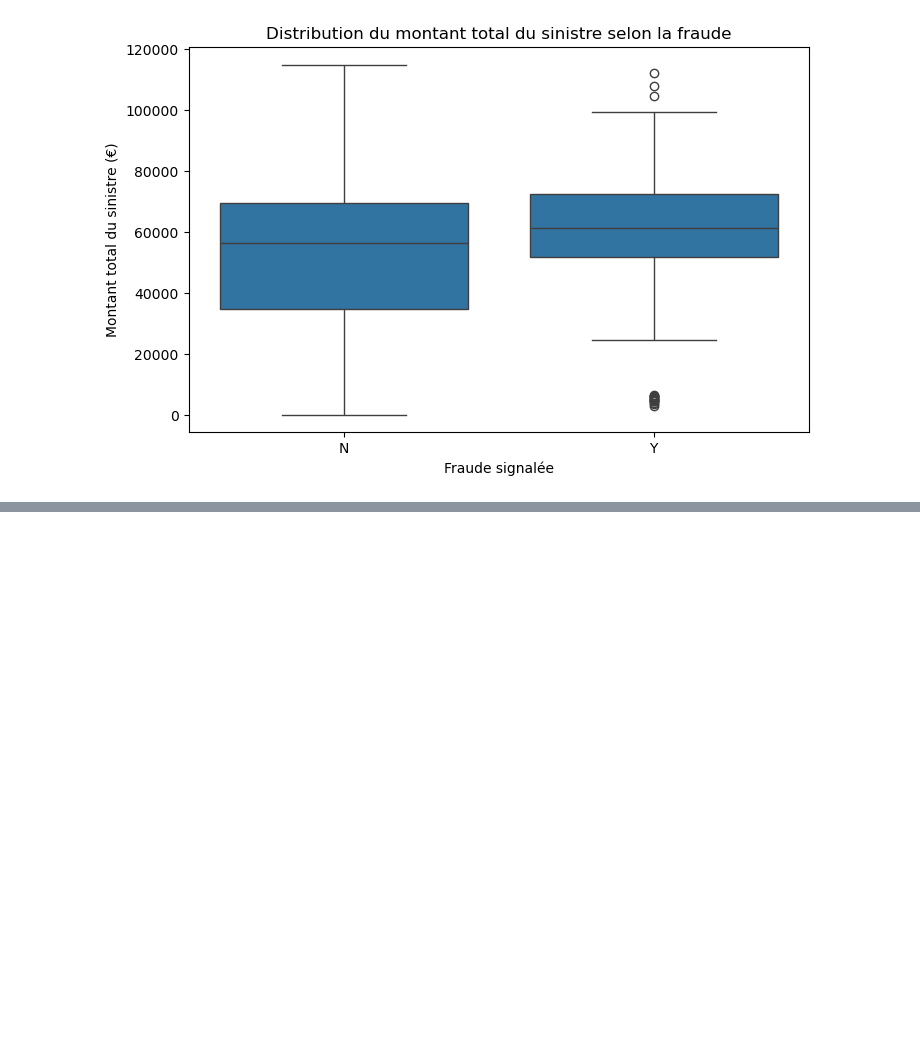
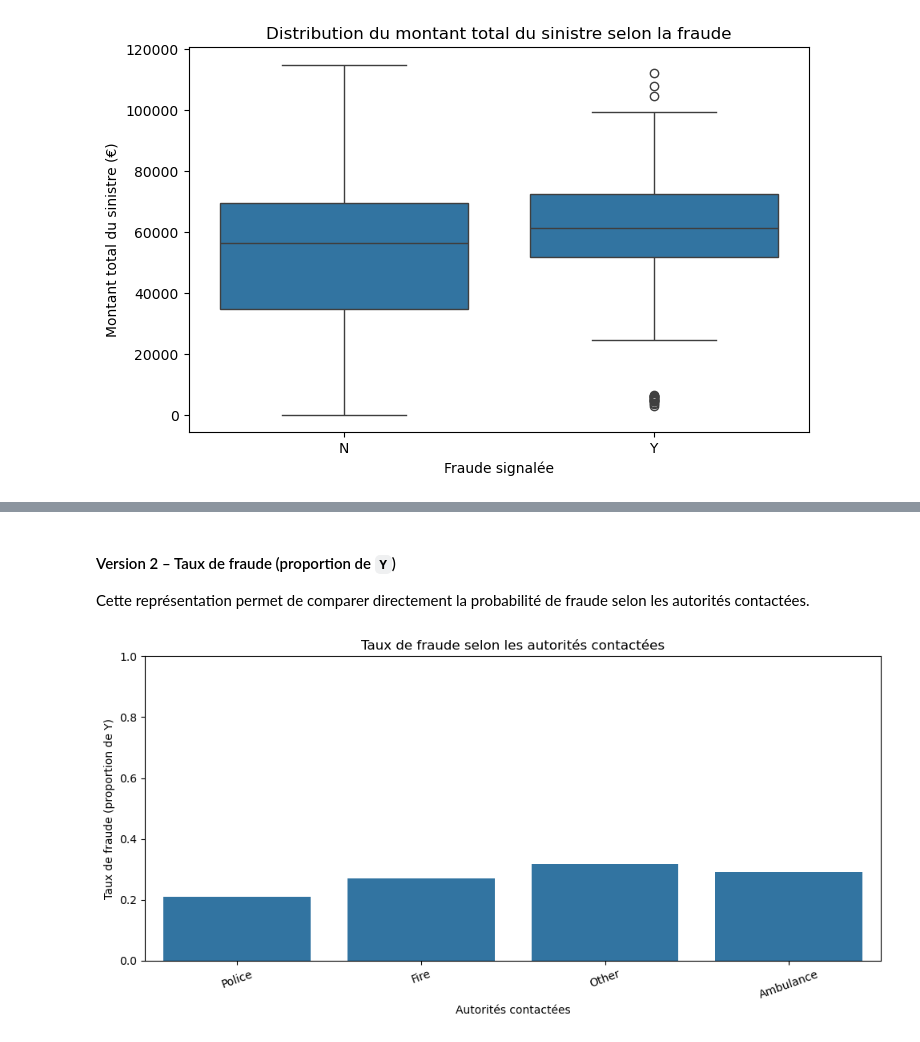
Before and after one commit to DataScientest-Studio/sep25cds_predisinistre, a Jupyter notebook: notebooks/01_EDA.ipynb, the cells around one changed output, grey strips where cells are left out. Cells and saved outputs as stored; diff of their text form; code cells hidden in the pictures; blank space fills up the shorter version.

```diff
--- a/notebooks/01_EDA.ipynb
+++ b/notebooks/01_EDA.ipynb
@@ -426,0 +613,25 @@ Cela justifie l’exploration de variables complémentaires liées à la gravit
+# %% [markdown]
+#### Version 2 – Taux de fraude (proportion de `Y`)
+
+Cette représentation permet de comparer directement la probabilité de fraude selon les autorités contactées.
+# %%
+fraud_rate_auth = (
+    df_auth.assign(fraud_bin=(df_auth["fraud_reported"] == "Y").astype(int))
+           .groupby("authorities_contacted")["fraud_bin"]
+           .mean()
+           .reindex(order_auth)
+           .reset_index()
+)
+
+plt.figure(figsize=(10, 5))
+sns.barplot(data=fraud_rate_auth, x="authorities_contacted", y="fraud_bin")
+
+plt.title("Taux de fraude selon les autorités contactées")
+plt.xlabel("Autorités contactées")
+plt.ylabel("Taux de fraude (proportion de Y)")
+plt.ylim(0, 1)
+plt.xticks(rotation=20)
+plt.tight_layout()
+plt.show()
+# %% [output]
+[figure, added]
```
Also changed, not shown: parts of 54 cells of this notebook.
